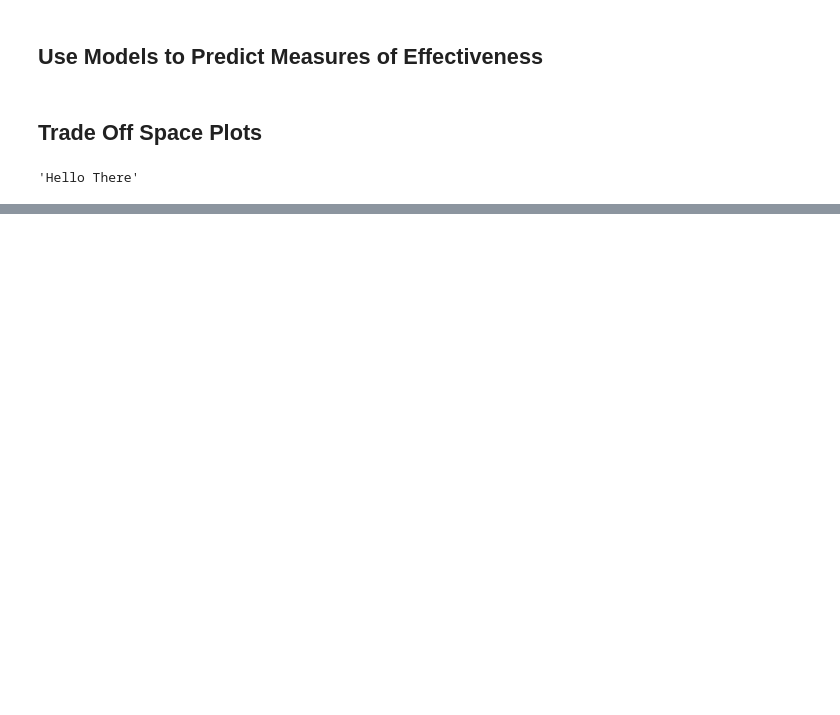
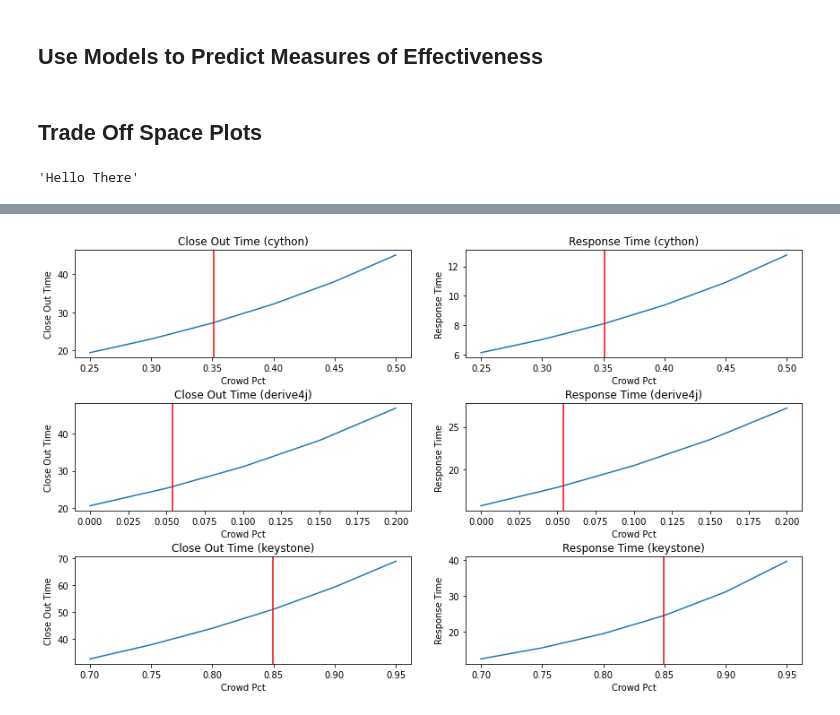
Before and after one commit to MthwRobinson/sh-network-paper, a Jupyter notebook: notebooks/tradeoff-space.ipynb, the cells around one changed output, grey strips where cells are left out. Drawn from its saved outputs; the diff is of its cells as text; code cells hidden in the pictures; blank space fills up the shorter version.

```diff
--- a/notebooks/tradeoff-space.ipynb
+++ b/notebooks/tradeoff-space.ipynb
@@ -273,3 +253,44 @@ plot_tradeoff_space('derive4j', 'derive4j', 'avg_comments', 'response_time')
+# %%
+measure1 = 'close_out_time'
+measure2 = 'response_time'
+
+label1 = measure1.title().replace('_', ' ')
+label2 = measure2.title().replace('_', ' ')
+
+packages = [('cython', 'cython'),
+            ('derive4j', 'derive4j'),
+            #('aws', 'aws-sdk-php'),
+            ('keystonejs', 'keystone')]
+            #('randomizedtesting', 'randomizedtesting')]
+
+plot_data = data_by_crowd_pct[(data_by_crowd_pct['package'] == package) &
+                                   (data_by_crowd_pct['organization'] == organization)]
+
+
+fig, subplots = plt.subplots(3,2)
+fig.set_figheight(7)
+fig.set_figwidth(12)
+fig.tight_layout(h_pad=3, w_pad=3)
+
+for i, (ax1, ax2) in enumerate(subplots):
+    organization, package = packages[i]
+
+    plot_data = data_by_crowd_pct[(data_by_crowd_pct['package'] == package) &
+                                   (data_by_crowd_pct['organization'] == organization)]
+
+    crowd_pct_actual = list(plot_data['crowd_pct_actual'])[0]
+
+    ax1.plot(plot_data['crowd_pct'], plot_data[f'p_{measure1}'])
+    ax1.set_title(f'{label1} ({package})')
+    ax1.set(xlabel='Crowd Pct', ylabel=f'{label1}')
+    ax1.axvline(x=crowd_pct_actual, color='red')
+
+    ax2.plot(plot_data['crowd_pct'], plot_data[f'p_{measure2}'])
+    ax2.set_title(f'{label2} ({package})')
+    ax2.set(xlabel='Crowd Pct', ylabel=f'{label2}')
+    ax2.axvline(x=crowd_pct_actual, color='red')
+# %% [output]
+[figure, added]
 # %%
 plot_tradeoff_space('aws', 'aws-sdk-php', 'issue_volume', 'avg_comments')
 # %% [output]
```
Also changed, not shown: parts of 27 cells of this notebook.
